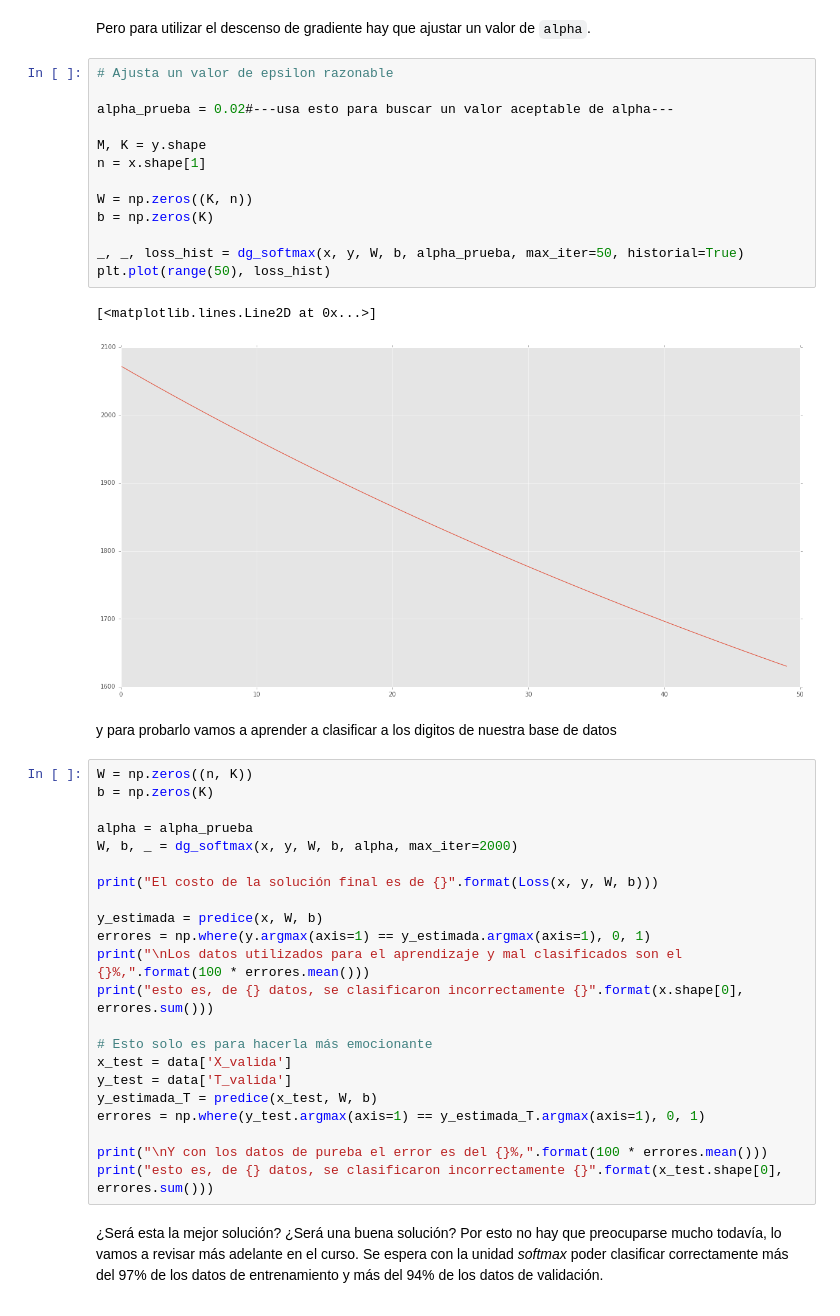
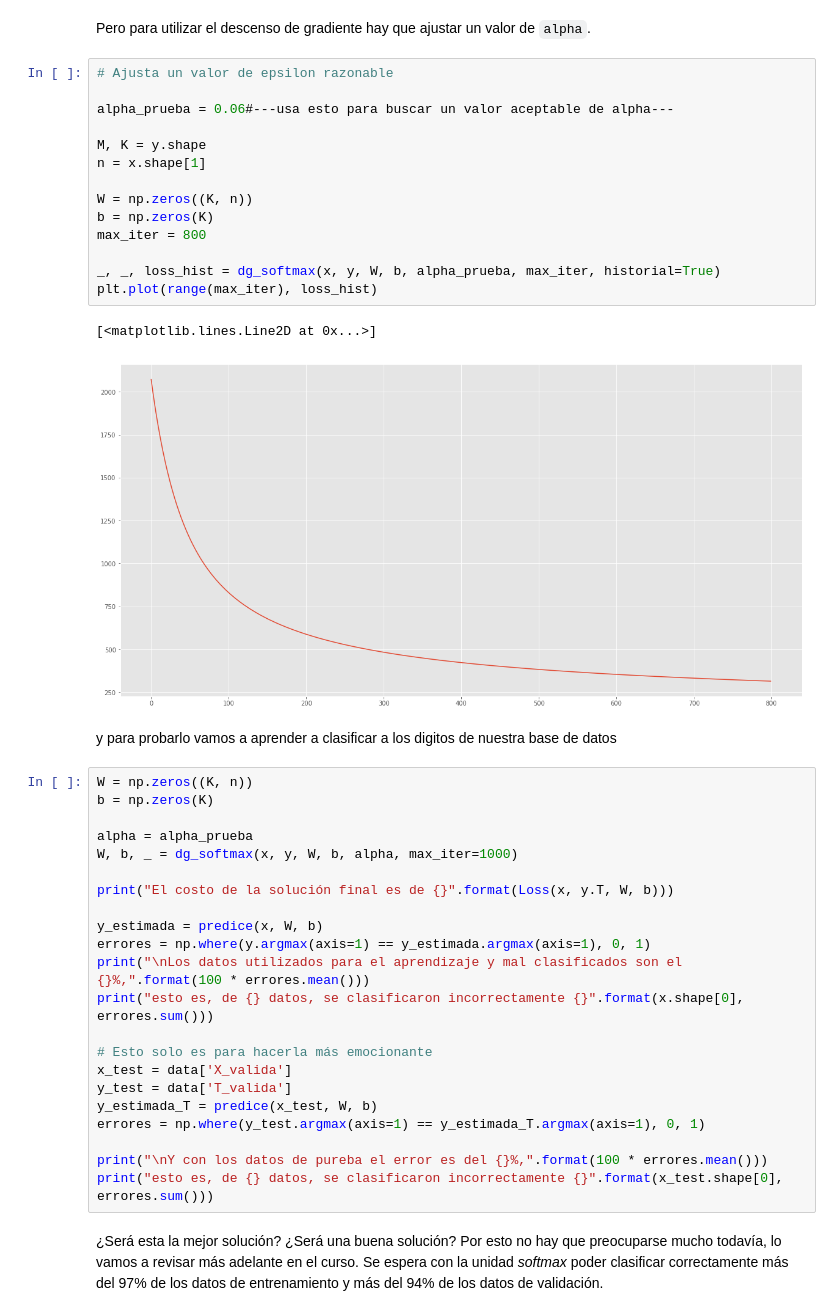
Before and after one commit to Liz-Soto/Evaluaciones-Continuas-RN, a Jupyter notebook: unidad_softmax/unidad_softmax.ipynb, the cells around one changed output. Cells and saved outputs as stored; diff of their text form.

Commit message:
otro alpha

```diff
--- a/unidad_softmax/unidad_softmax.ipynb
+++ b/unidad_softmax/unidad_softmax.ipynb
@@ -377,29 +377,30 @@ Pero para utilizar el descenso de gradiente hay que ajustar un valor de `alpha`.
 # %%
 # Ajusta un valor de epsilon razonable
 
-alpha_prueba = 0.02#---usa esto para buscar un valor aceptable de alpha---
+alpha_prueba = 0.06#---usa esto para buscar un valor aceptable de alpha---
 
 M, K = y.shape
 n = x.shape[1]
 
 W = np.zeros((K, n))
 b = np.zeros(K)
+max_iter = 800
 
-_, _, loss_hist = dg_softmax(x, y, W, b, alpha_prueba, max_iter=50, historial=True)
-plt.plot(range(50), loss_hist)
+_, _, loss_hist = dg_softmax(x, y, W, b, alpha_prueba, max_iter, historial=True)
+plt.plot(range(max_iter), loss_hist)
 # %% [output]
 [<matplotlib.lines.Line2D at 0x...>]
-[figure, old version]
+[figure, new version]
 # %% [markdown]
 y para probarlo vamos a aprender a clasificar a los digitos de nuestra base de datos
 # %%
-W = np.zeros((n, K))
+W = np.zeros((K, n))
 b = np.zeros(K)
 
 alpha = alpha_prueba
-W, b, _ = dg_softmax(x, y, W, b, alpha, max_iter=2000)
+W, b, _ = dg_softmax(x, y, W, b, alpha, max_iter=1000)
 
-print("El costo de la solución final es de {}".format(Loss(x, y, W, b)))
+print("El costo de la solución final es de {}".format(Loss(x, y.T, W, b)))
 
 y_estimada = predice(x, W, b)
 errores = np.where(y.argmax(axis=1) == y_estimada.argmax(axis=1), 0, 1)
```
Also changed, not shown: parts of 4 cells of this notebook.
